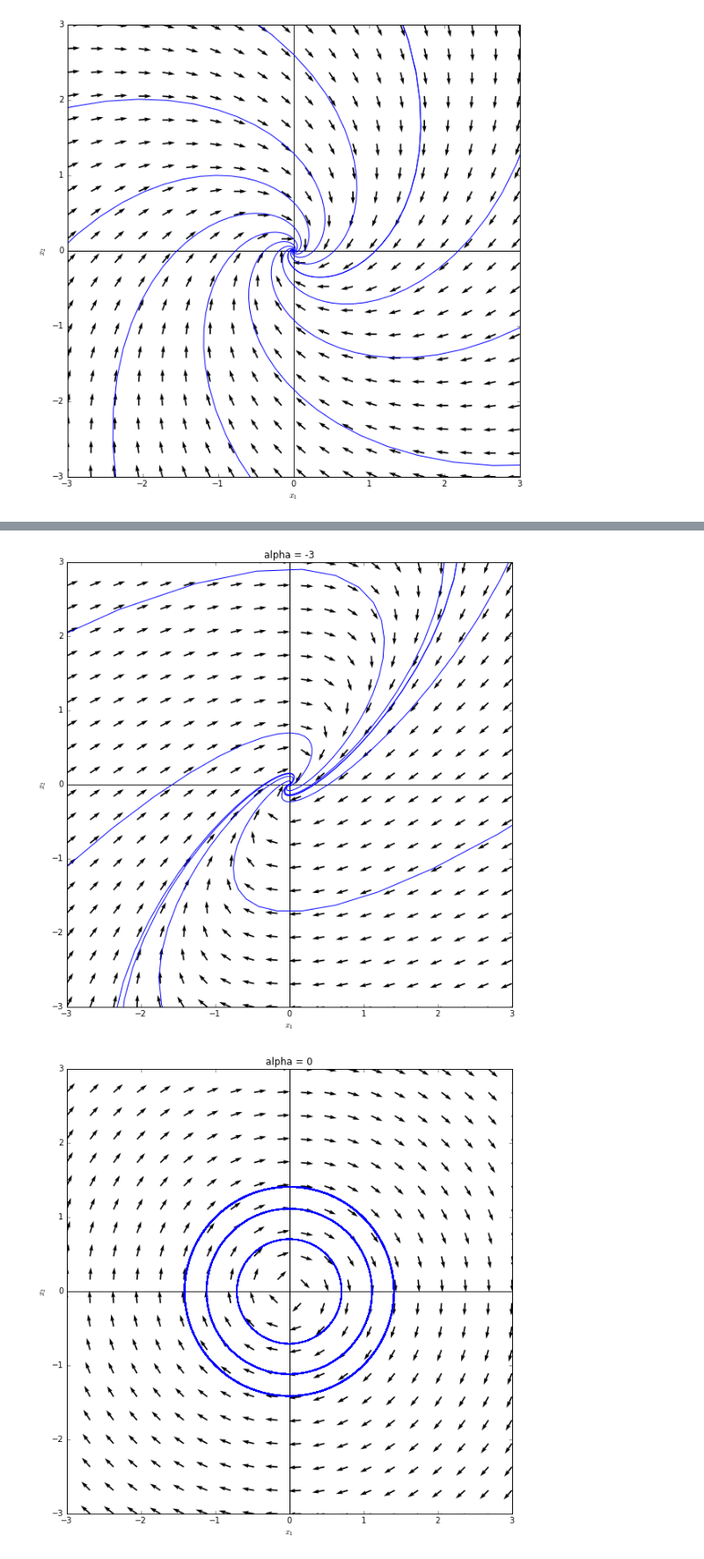
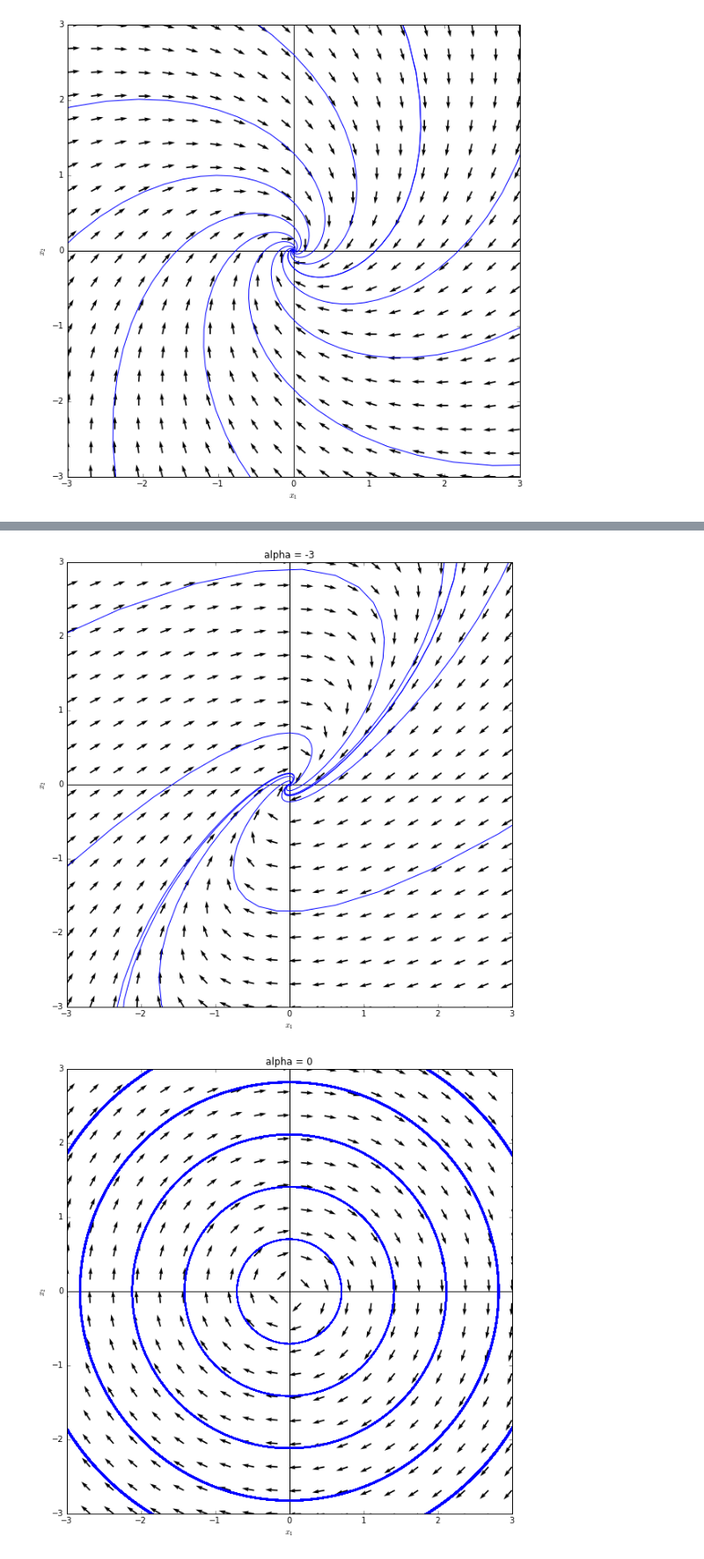
Before and after one commit to noachr/phaseplots, a Jupyter notebook: phase_v2.ipynb, the cells around one changed output, grey strips where cells are left out. Shown at 88% size. Drawn from its saved outputs; the diff is of its cells as text; code cells hidden in the pictures.

```diff
--- a/phase_v2.ipynb
+++ b/phase_v2.ipynb
@@ -47,8 +47,8 @@ def plotPhase(m,title="",dots=20,trajectories=10,initValues="circle",xlim=[-3,3]
          v = m.dot(x)
          return [v[0,0],v[0,1]]
 
-    if initValues == "circle":
-        r = np.sqrt(2)*max(abs(x) for x in xlim+ylim) + 1
+    if initValues == "circle" or isinstance(initValues,int):
+        r = initValues if isinstance(initValues,int) else np.sqrt(2)*max(abs(x) for x in xlim+ylim) + 1
         initValues = [[r*np.sin(theta),r*np.cos(theta)] for theta in np.linspace(0,2*np.pi,trajectories)]
     tspan = np.linspace(0,5000,50000)
 
@@ -69,11 +69,13 @@ plotPhase([[-3,np.sqrt(2)],[np.sqrt(2),-2]],"",20,20)
 # %%
 #alpha = [-5,-4,-3,0,3,4,5]
 for a in [-5,-4,-3]:
-    plotPhase([[a,2],[-2,0]],"alpha = " + str(a))
-for a in [0,3,4,5]:
-    plotPhase([[a,2],[-2,0]],"alpha = " + str(a),20,10,[[-0.5,0.5],[-0.5,1],[1,1],[-1,-1]])
+    plotPhase([[a,2],[-2,0]],"alpha = %d"%a)
+plotPhase([[0,2],[-2,0]],"alpha = 0",20,10,[[x,x] for x in np.arange(0,3,0.5)])
+for a in [3,4,5]:
+    #plotPhase([[a,2],[-2,0]],"alpha = %d"%a,20,10,[[-0.5,0.5],[-0.5,1],[1,1],[-1,-1]])
+    plotPhase([[a,2],[-2,0]],"alpha = %d"%a,20,10,1)
 # %% [output]
 [figure]
 [figure]
 [figure]
-[figure, old version]
+[figure, new version]
```
Also changed, not shown: parts of 2 cells of this notebook.
